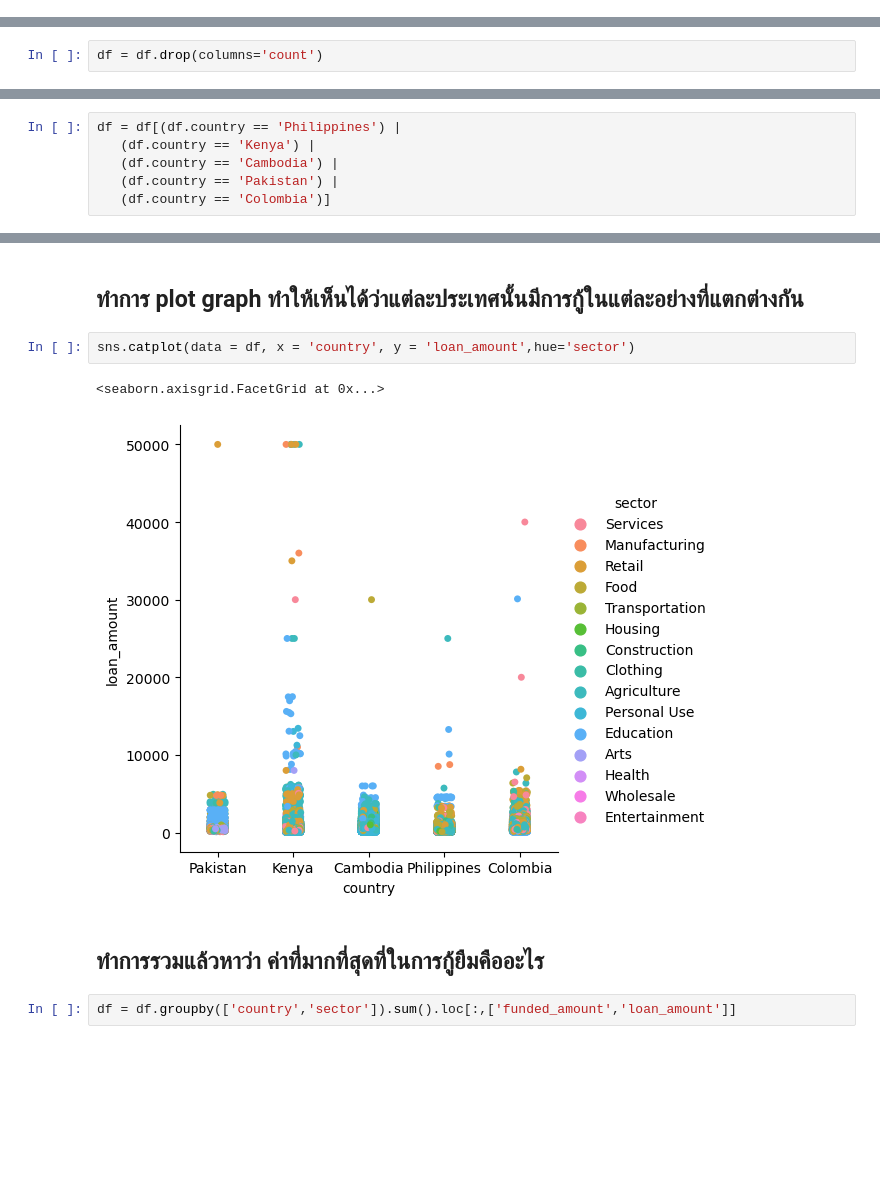
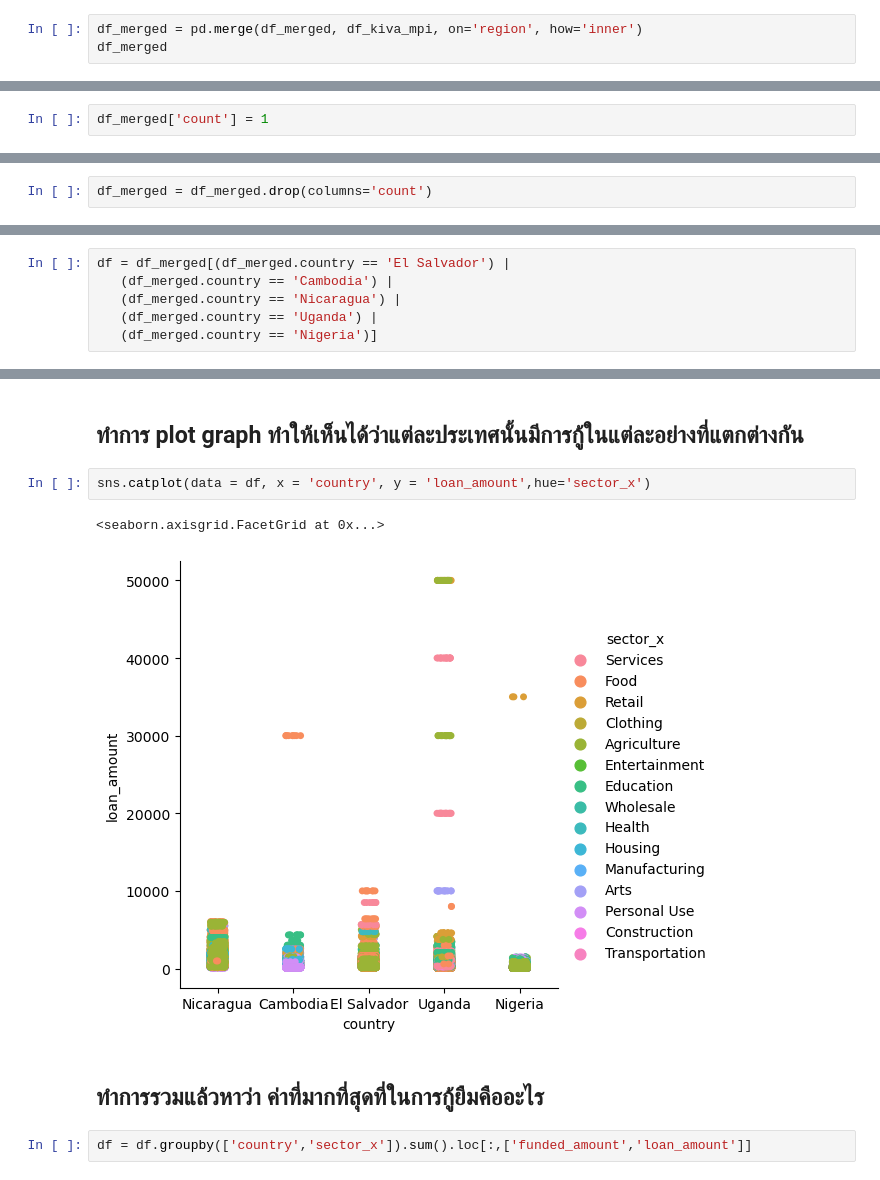
Before and after one commit to kornavit/project-data-sci-kavi, a Jupyter notebook: main.ipynb, the cells around one changed output, grey strips where cells are left out. Cells and saved outputs as stored; diff of their text form; blank space fills up the shorter version.

```diff
--- a/main.ipynb
+++ b/main.ipynb
@@ -156,0 +222,3 @@ dfgroupby.sort_values(by='count',ascending=False).head()
+# %%
+df_merged = pd.merge(df_merged, df_kiva_mpi, on='region', how='inner')
+df_merged
@@ -161,2 +243,4 @@ dfgroupby.sort_values(by='count',ascending=False).head()
 # %% [markdown]
 # หาความแตกต่างกันว่าอัตตราการกู้ของ 5 ประเทศที่มากที่สุดในแต่ละเรื่องว่ามีอันไหนที่ควรปรับบ้าง
+# %%
+df_merged['count'] = 1
@@ -163,15 +259,15 @@ dfgroupby.sort_values(by='count',ascending=False).head()
 # %% [markdown]
 ## เอา columns count ออกจาก ตาราง
 # %%
-df = df.drop(columns='count')
+df_merged = df_merged.drop(columns='count')
 # %% [markdown]
 ## เอาแค่ 5 ประเทศที่มีการกู้ยืมมากที่สุด
 # %%
-df = df[(df.country == 'Philippines') |
-   (df.country == 'Kenya') |
-   (df.country == 'Cambodia') |
-   (df.country == 'Pakistan') |
-   (df.country == 'Colombia')]
+df = df_merged[(df_merged.country == 'El Salvador') |
+   (df_merged.country == 'Cambodia') |
+   (df_merged.country == 'Nicaragua') |
+   (df_merged.country == 'Uganda') |
+   (df_merged.country == 'Nigeria')]
 # %%
 df
 # %% [output]
@@ -191,12 +287,12 @@ df
 # %% [markdown]
 ## ทำการ plot graph ทำให้เห็นได้ว่าแต่ละประเทศนั้นมีการกู้ในแต่ละอย่างที่แตกต่างกัน
 # %%
-sns.catplot(data = df, x = 'country', y = 'loan_amount',hue='sector')
+sns.catplot(data = df, x = 'country', y = 'loan_amount',hue='sector_x')
 # %% [output]
 <seaborn.axisgrid.FacetGrid at 0x...>
-[figure, old version]
+[figure, new version]
 # %% [markdown]
 ## ทำการรวมแล้วหาว่า ค่าที่มากที่สุดที่ในการกู้ยืมคืออะไร
 # %%
-df = df.groupby(['country','sector']).sum().loc[:,['funded_amount','loan_amount']]
+df = df.groupby(['country','sector_x']).sum().loc[:,['funded_amount','loan_amount']]
 # %%
```
Also changed, not shown: parts of 60 cells of this notebook, 1 other file.
